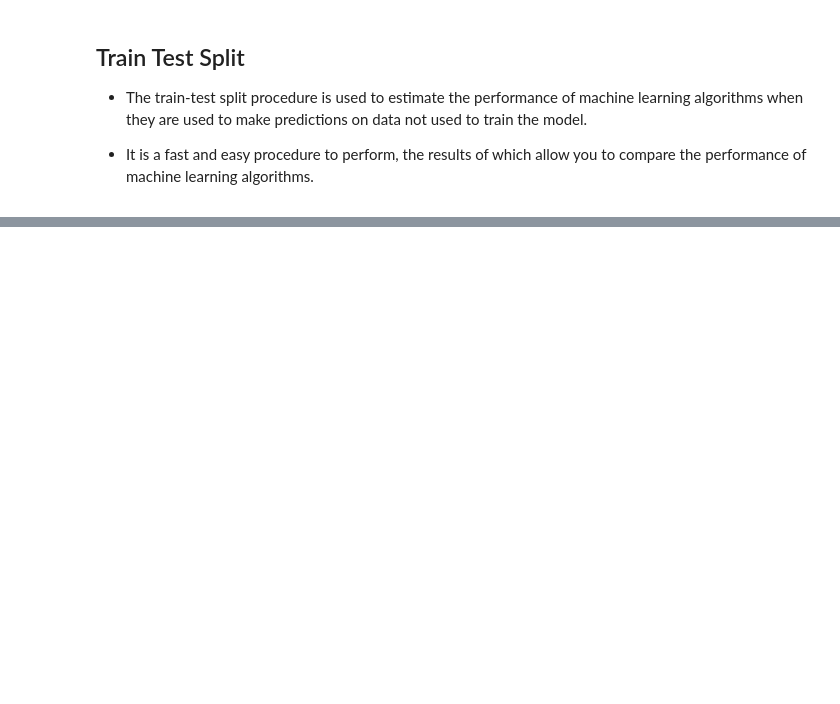
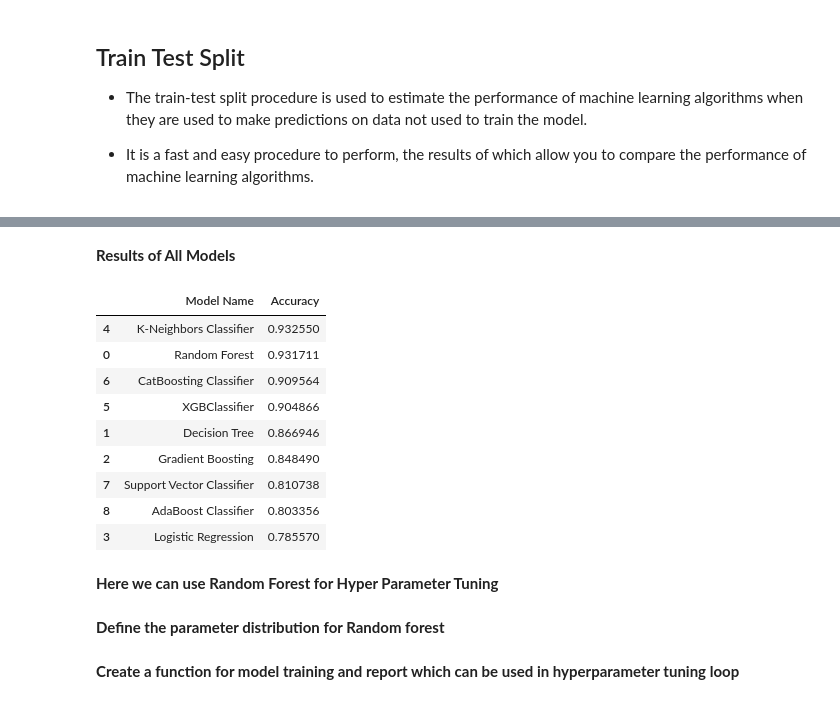
Before and after one commit to kota-Git/Credit_Card_Fraud_Detection_Real_Time, a Jupyter notebook: note_book/2_Feature_Engineering_&_Model_Training.ipynb, the cells around one changed output, grey strips where cells are left out. Drawn from its saved outputs; the diff is of its cells as text; code cells hidden in the pictures; blank space fills up the shorter version.

```diff
--- a/note_book/2_Feature_Engineering_&_Model_Training.ipynb
+++ b/note_book/2_Feature_Engineering_&_Model_Training.ipynb
@@ -750,0 +750,2 @@ Counter(y_train_sm)
+# %%
+base_model_report =evaluate_models(X=X_res, y=y_res, models=models)
@@ -750,0 +770,19 @@ Counter(y_train_sm)
+# %% [markdown]
+**Results of All Models**
+# %%
+base_model_report
+# %% [output]
+|  | Model Name | Accuracy |
+| 4 | K-Neighbors Classifier | 0.932550 |
+| 0 | Random Forest | 0.931711 |
+| 6 | CatBoosting Classifier | 0.909564 |
+| 5 | XGBClassifier | 0.904866 |
+| 1 | Decision Tree | 0.866946 |
+| 2 | Gradient Boosting | 0.848490 |
+| 7 | Support Vector Classifier | 0.810738 |
+| 8 | AdaBoost Classifier | 0.803356 |
+| 3 | Logistic Regression | 0.785570 |
+# %% [markdown]
+**Here we can use Random Forest for Hyper Parameter Tuning**
+# %% [markdown]
+**Define the parameter distribution for Random forest**
@@ -750,0 +814,2 @@ Counter(y_train_sm)
+# %% [markdown]
+**Create a function for model training and report which can be used in hyperparameter tuning loop**
```
Also changed, not shown: parts of 18 cells of this notebook, 4 other files.
